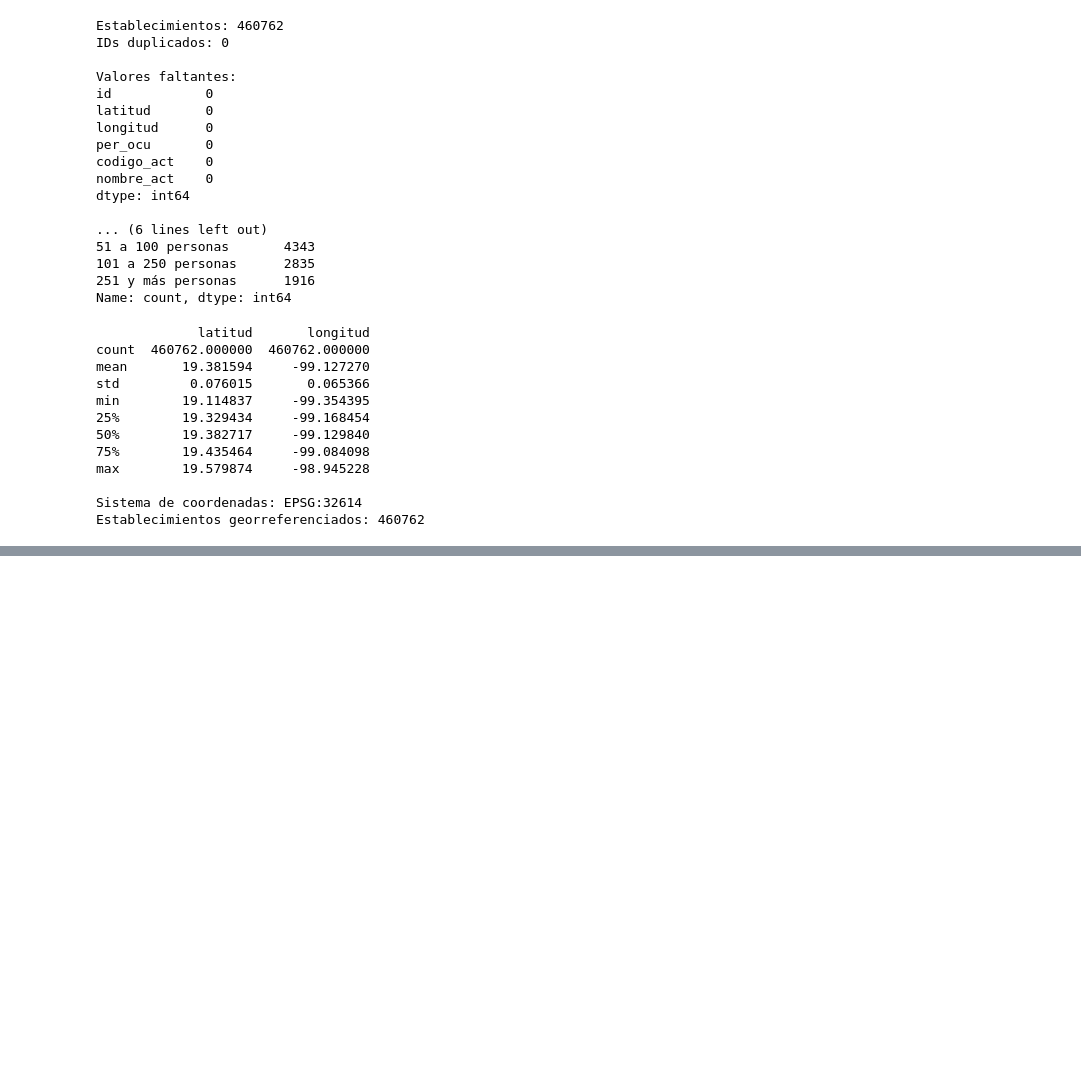
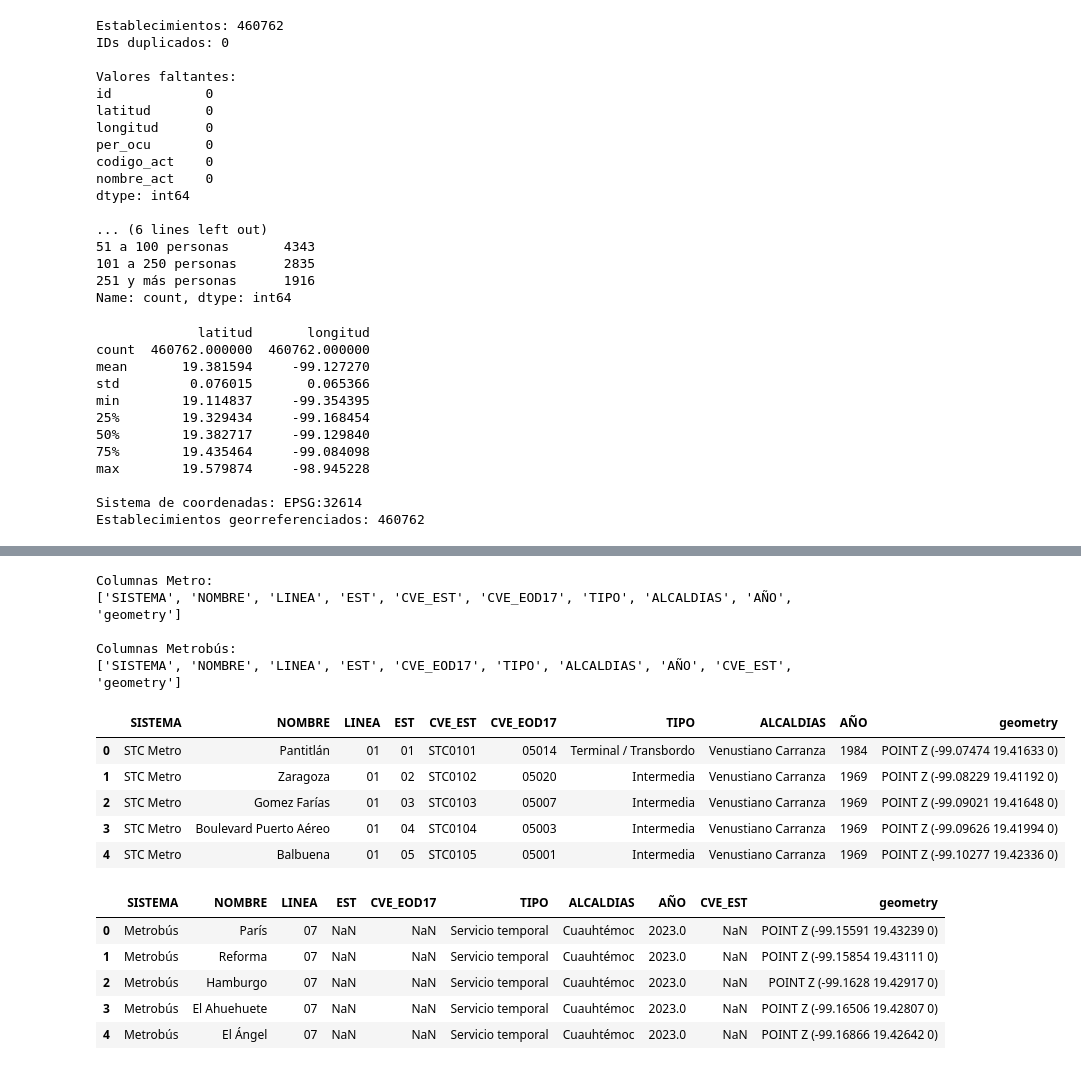
Before and after one commit to VictorHEsp/Titulacion-CD, a Jupyter notebook: Notebooks/EDA_v5.ipynb, the cells around one changed output, grey strips where cells are left out. Cells and saved outputs as stored; diff of their text form; code cells hidden in the pictures; blank space fills up the shorter version.

```diff
--- a/Notebooks/EDA_v5.ipynb
+++ b/Notebooks/EDA_v5.ipynb
@@ -91,0 +342,20 @@ Establecimientos georreferenciados: 460762
+# %%
+metro = gpd.read_file(
+    "../Data/Info_transporte/stcmetro_shp/STC_Metro_estaciones_utm14n.shp"
+)
+
+metrobus = gpd.read_file(
+    "../Data/Info_transporte/mb_shp/Metrobus_estaciones.shp"
+)
+
+print("Estaciones Metro:", len(metro))
+print("Estaciones Metrobús:", len(metrobus))
+
+print("\nCRS Metro:", metro.crs)
+print("CRS Metrobús:", metrobus.crs)
+
+print("\nTipos de geometría Metro:")
+print(metro.geom_type.value_counts())
+
+print("\nTipos de geometría Metrobús:")
+print(metrobus.geom_type.value_counts())
@@ -91,0 +376,27 @@ Establecimientos georreferenciados: 460762
+# %%
+print("Columnas Metro:")
+print(metro.columns.tolist())
+
+print("\nColumnas Metrobús:")
+print(metrobus.columns.tolist())
+
+display(metro.head())
+display(metrobus.head())
+# %% [output]
+Columnas Metro:
+['SISTEMA', 'NOMBRE', 'LINEA', 'EST', 'CVE_EST', 'CVE_EOD17', 'TIPO', 'ALCALDIAS', 'AÑO', 'geometry']
+
+Columnas Metrobús:
+['SISTEMA', 'NOMBRE', 'LINEA', 'EST', 'CVE_EOD17', 'TIPO', 'ALCALDIAS', 'AÑO', 'CVE_EST', 'geometry']
+|  | SISTEMA | NOMBRE | LINEA | EST | CVE_EST | CVE_EOD17 | TIPO | ALCALDIAS | AÑO | geometry |
+| 0 | STC Metro | Pantitlán | 01 | 01 | STC0101 | 05014 | Terminal / Transbordo | Venustiano Carranza | 1984 | POINT Z (-99.07474 19.41633 0) |
+| 1 | STC Metro | Zaragoza | 01 | 02 | STC0102 | 05020 | Intermedia | Venustiano Carranza | 1969 | POINT Z (-99.08229 19.41192 0) |
+| 2 | STC Metro | Gomez Farías | 01 | 03 | STC0103 | 05007 | Intermedia | Venustiano Carranza | 1969 | POINT Z (-99.09021 19.41648 0) |
+| 3 | STC Metro | Boulevard Puerto Aéreo | 01 | 04 | STC0104 | 05003 | Intermedia | Venustiano Carranza | 1969 | POINT Z (-99.09626 19.41994 0) |
+| 4 | STC Metro | Balbuena | 01 | 05 | STC0105 | 05001 | Intermedia | Venustiano Carranza | 1969 | POINT Z (-99.10277 19.42336 0) |
+|  | SISTEMA | NOMBRE | LINEA | EST | CVE_EOD17 | TIPO | ALCALDIAS | AÑO | CVE_EST | geometry |
+| 0 | Metrobús | París | 07 | NaN | NaN | Servicio temporal | Cuauhtémoc | 2023.0 | NaN | POINT Z (-99.15591 19.43239 0) |
+| 1 | Metrobús | Reforma | 07 | NaN | NaN | Servicio temporal | Cuauhtémoc | 2023.0 | NaN | POINT Z (-99.15854 19.43111 0) |
+| 2 | Metrobús | Hamburgo | 07 | NaN | NaN | Servicio temporal | Cuauhtémoc | 2023.0 | NaN | POINT Z (-99.1628 19.42917 0) |
+| 3 | Metrobús | El Ahuehuete | 07 | NaN | NaN | Servicio temporal | Cuauhtémoc | 2023.0 | NaN | POINT Z (-99.16506 19.42807 0) |
+| 4 | Metrobús | El Ángel | 07 | NaN | NaN | Servicio temporal | Cuauhtémoc | 2023.0 | NaN | POINT Z (-99.16866 19.42642 0) |
```
Also changed, not shown: parts of 36 cells of this notebook, 1 other file.
